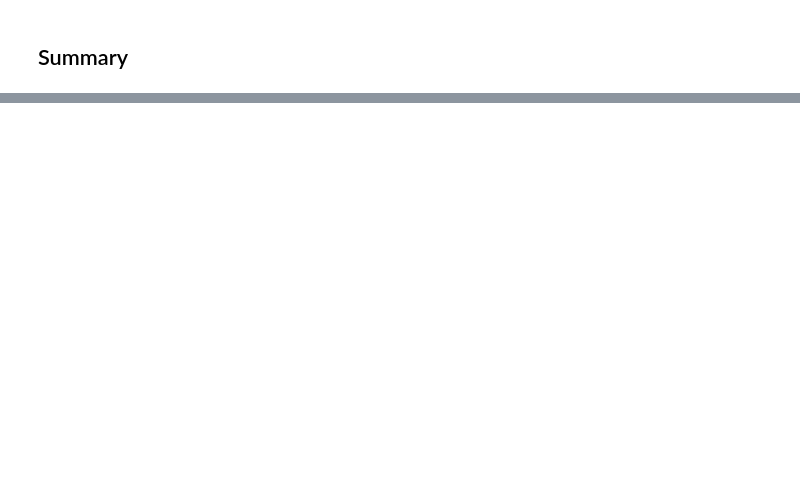
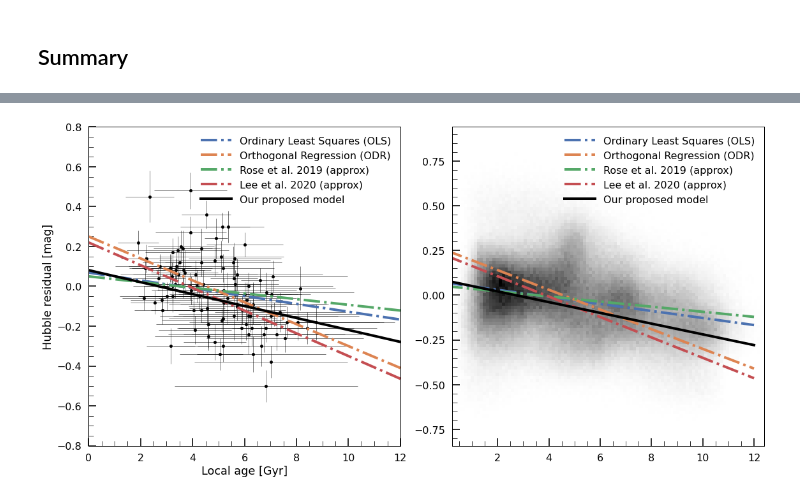
Before and after one commit to ketozhang/statistical-methods-on-sne-ia-luminosity-evolution, a Jupyter notebook: report.ipynb, the cells around one changed output, grey strips where cells are left out. Drawn from its saved outputs; the diff is of its cells as text; code cells hidden in the pictures; blank space fills up the shorter version.

```diff
--- a/report.ipynb
+++ b/report.ipynb
@@ -176,13 +221,13 @@ plt.tight_layout()
 # %%
-# def get_slope_parameter(x, y):
-#     """Return the mean and variance of the OLS slope parameter"""
-#     corr = stats.pearsonr(x, y)[0]
-#     slope = corr * (np.std(y) / np.std(x))
+def get_slope_parameter(x, y):
+    """Return the mean and variance of the OLS slope parameter"""
+    corr = stats.pearsonr(x, y)[0]
+    slope = corr * (np.std(y) / np.std(x))
 
-#     sigma2 = (np.var(y)**2 + np.var(x)**2)
-#     slope_var = sigma2 / np.sum((x-np.mean(x))**2)
+    sigma2 = (np.var(y)**2 + np.var(x)**2)
+    slope_var = sigma2 / np.sum((x-np.mean(x))**2)
 
-#     return slope, slope_var
+    return slope, slope_var
 
 # x, y = result_df['age'], result_df['hr']
 # corr, pvalue_corr = stats.pearsonr(x, y)
@@ -492,0 +502,55 @@ plt.savefig(FIGURESPATH/"campbell_correlation_summary.pdf")
+# %%
+fig, axes = plt.subplots(ncols=2, figsize=(16, 8))
+ax1, ax2 = axes
+
+# Plot Data
+ax1.errorbar(age_df["age"].groupby('snid').mean(), hr_df["hr"], xerr=age_df["age"].groupby('snid').std(), yerr=hr_df['hr_err'], fmt='ko', lw=0.5, ms=5, zorder=0)
+
+## Bootstrap Sample
+x, y = result_df['age'], result_df['hr']
+ax2.hist2d(x, y, bins=100, cmap='gray_r', zorder=0)
+
+# Plot Regressions
+xrange = np.linspace(0, 12, 100)
+
+## OLS Bootstrap Regression
+corr, pvalue_corr = stats.pearsonr(x, y)
+rcorr, pvalue_rcorr = stats.spearmanr(x, y)
+slope, slope_var = get_slope_parameter(x, y)
+intercept = np.mean(y) - slope*np.mean(x)
+[ax.plot(xrange, slope*xrange + intercept, linestyle='dashdot', label=f"Ordinary Least Squares (OLS)") for ax in axes]
+
+## ODR MCMC Regression
+slope = -0.055
+intercept =  0.25
+[ax.plot(xrange, slope*xrange + intercept, linestyle='dashdot', label=f"Orthogonal Regression (ODR)") for ax in axes]
+
+# Rose19 Regression
+slope = -0.1/7
+intercept = 0.05
+[ax.plot(xrange, slope*xrange + intercept, linestyle='dashdot', label=f"Rose et al. 2019 (approx)") for ax in axes]
+
+
+## LINMIX Lee20
+slope = -0.057
+intercept =  0.22
+[ax.plot(xrange, slope*xrange + intercept, linestyle='dashdot', label=f"Lee et al. 2020 (approx)") for ax in axes]
+
+## Ours
+slope = -0.03
+intercept =  0.081
+[ax.plot(xrange, slope*xrange + intercept, c='k', label=f"Our proposed model") for ax in axes]
+
+
+ax1.set_xlabel("Local age [Gyr]")
+ax1.set_ylabel("Hubble residual [mag]")
+ax1.set_xlim(0, 12)
+ax1.set_xticks(np.arange(0, 14, 2))
+ax1.set_yticks(np.arange(-0.8, 1, 0.2))
+[ax.legend(loc='upper right', handlelength=3) for ax in axes]
+
+
+plt.tight_layout()
+plt.savefig(FIGURESPATH/"campbell_correlation_summary.png", facecolor='white', transparent=False, dpi=200)
+# %% [output]
+[figure, added]
```
Also changed, not shown: parts of 13 cells of this notebook, 7 other files.
